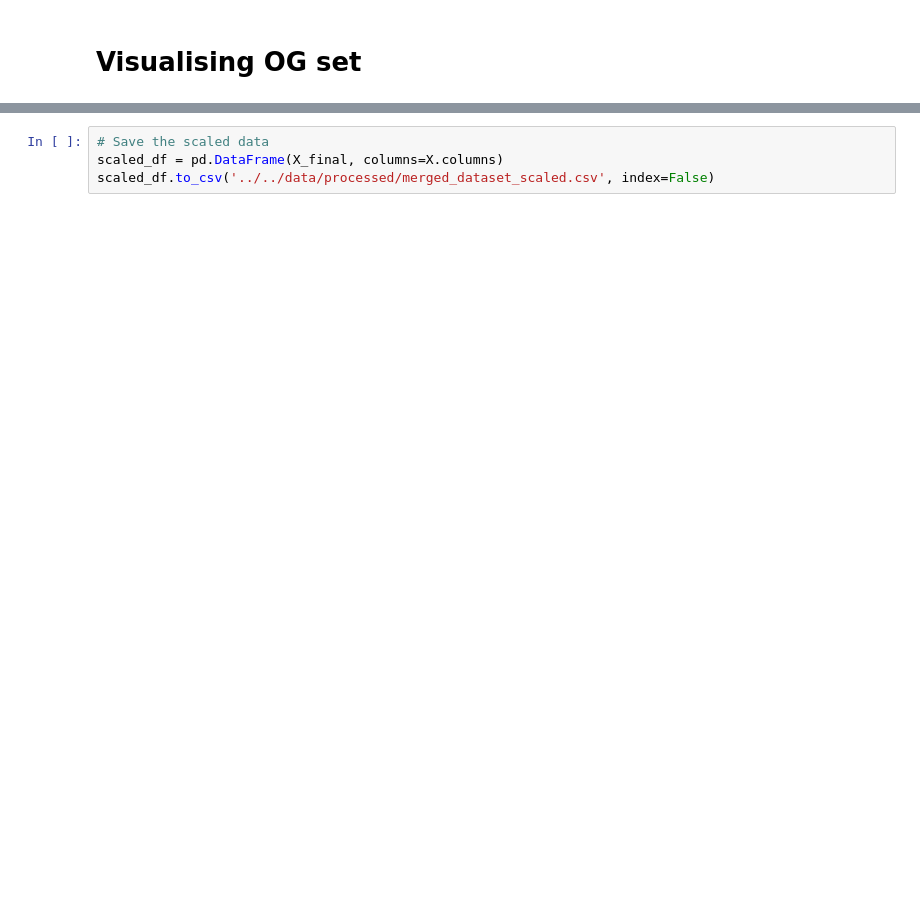
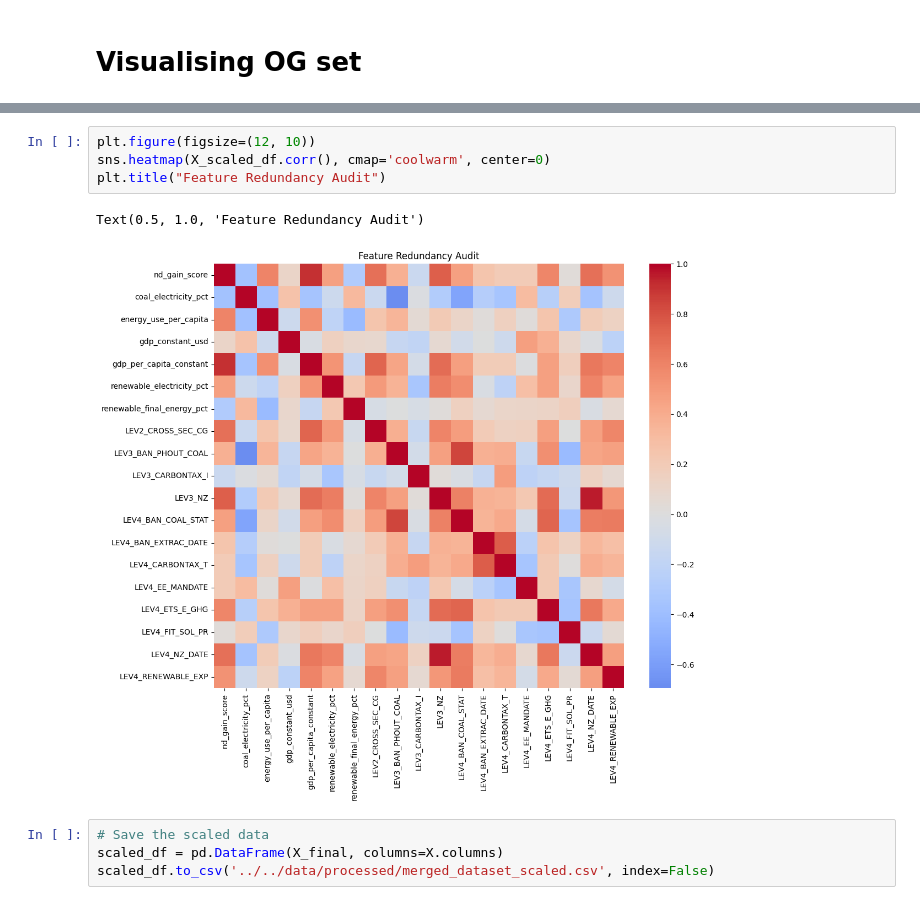
Before and after one commit to irvsam/Identifying-and-Tracking-Climate-Policy-Archetypes, a Jupyter notebook: notebooks/kmeans/preprocessing.ipynb, the cells around one changed output, grey strips where cells are left out. Drawn from its saved outputs; the diff is of its cells as text; blank space fills up the shorter version.

```diff
--- a/notebooks/kmeans/preprocessing.ipynb
+++ b/notebooks/kmeans/preprocessing.ipynb
@@ -79,3 +79,10 @@ Standard Scaled Std (should be ~1): 1.0
+# %%
+plt.figure(figsize=(12, 10))
+sns.heatmap(X_scaled_df.corr(), cmap='coolwarm', center=0)
+plt.title("Feature Redundancy Audit")
+# %% [output]
+Text(0.5, 1.0, 'Feature Redundancy Audit')
+[figure, added]
 # %%
 # Save the scaled data
 scaled_df = pd.DataFrame(X_final, columns=X.columns)
```
Also changed, not shown: parts of 3 cells of this notebook, 3 other files.
